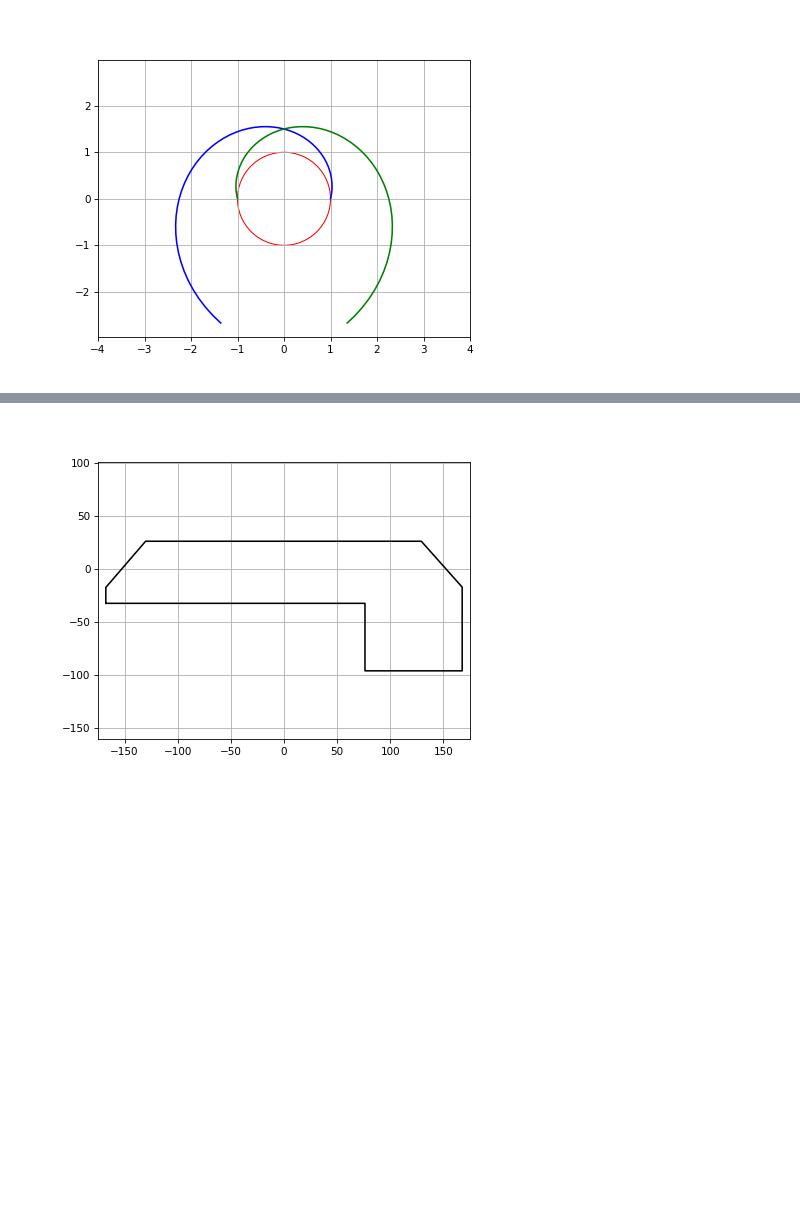
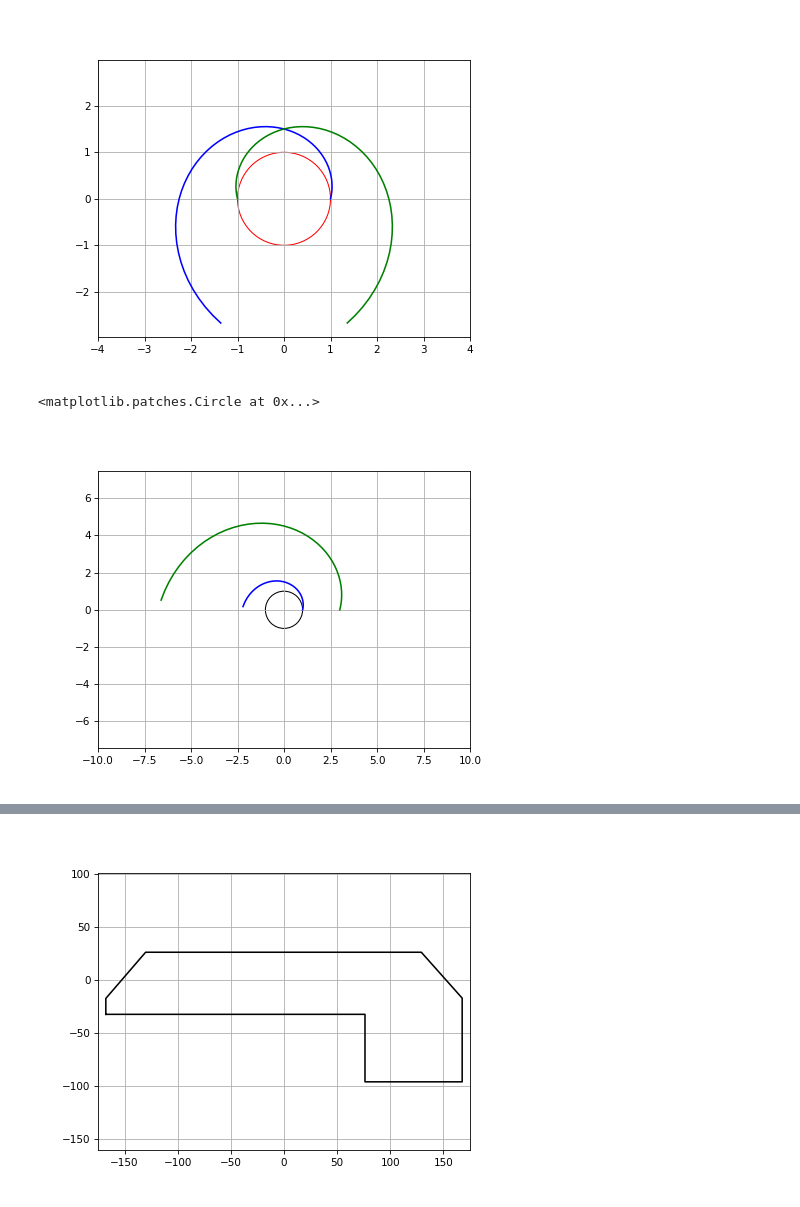
Before and after one commit to G-IV/Log-Spiral-Pattern, a Jupyter notebook: Log Spiral Jupyter Notebook.ipynb, the cells around one changed output, grey strips where cells are left out. Drawn from its saved outputs; the diff is of its cells as text; code cells hidden in the pictures; blank space fills up the shorter version.

Commit message:
Added details around constants and how they affect the spiral.

```diff
--- a/Log Spiral Jupyter Notebook.ipynb
+++ b/Log Spiral Jupyter Notebook.ipynb
@@ -296,3 +296,52 @@ mirrored_and_rotated_plot.plot([x for x, y in mirrored_and_rotated_points], [y f
 # %% [output]
 [<matplotlib.lines.Line2D at 0x...>]
 [figure]
+# %%
+#------------------------------------------------------------
+#
+#   Log Curve Constants - Scaling r
+#
+#  The curve shape come from the exponential term:
+# exp(k*theta)
+#
+#  The r value can be scaled using the term 'a' in the
+# function
+#
+#  Just for getting started, I think a constant value should
+# suffice, but I'll make this a function that accepts an
+# iteration argument in case I want to have a dynamic value
+#
+#------------------------------------------------------------
+
+fig, scale_plot = plt.subplots()
+plt.rcParams['figure.dpi'] = 75 # Set this to make the plot bigger
+scale_plot.axis('equal') # Set the aspect ratio of the plot to be equal
+scale_plot.grid(True) # Turn on the grid
+scale_plot.set_xlim(-10, 10) # Set the limits of the plot
+scale_plot.set_ylim(-10, 10) # Set the limits of the plot
+
+def a(scale= 1, i=1):
+    return scale * i
+
+scale1 = []
+scale3 = []
+k = math.cos(math.radians(75))
+for i in range(0, 40):
+    theta = i * math.pi / 40
+    distance = 1 * math.exp(k * theta)
+    x = distance * math.cos(theta)
+    y = distance * math.sin(theta)
+    scale1.append([x, y])
+    distance = 3 * math.exp(k * theta)
+    x = distance * math.cos(theta)
+    y = distance * math.sin(theta)
+    scale3.append([x, y])
+
+scale_plot.plot([x for x, y in scale1], [y for x, y in scale1], 'b-')
+scale_plot.plot([x for x, y in scale3], [y for x, y in scale3], 'g-')
+
+circle = plt.Circle((0,0), 1, color='k', fill=False)
+scale_plot.add_artist(circle)
+# %% [output]
+<matplotlib.patches.Circle at 0x...>
+[figure, added]
```
Also changed, not shown: parts of 2 cells of this notebook.
